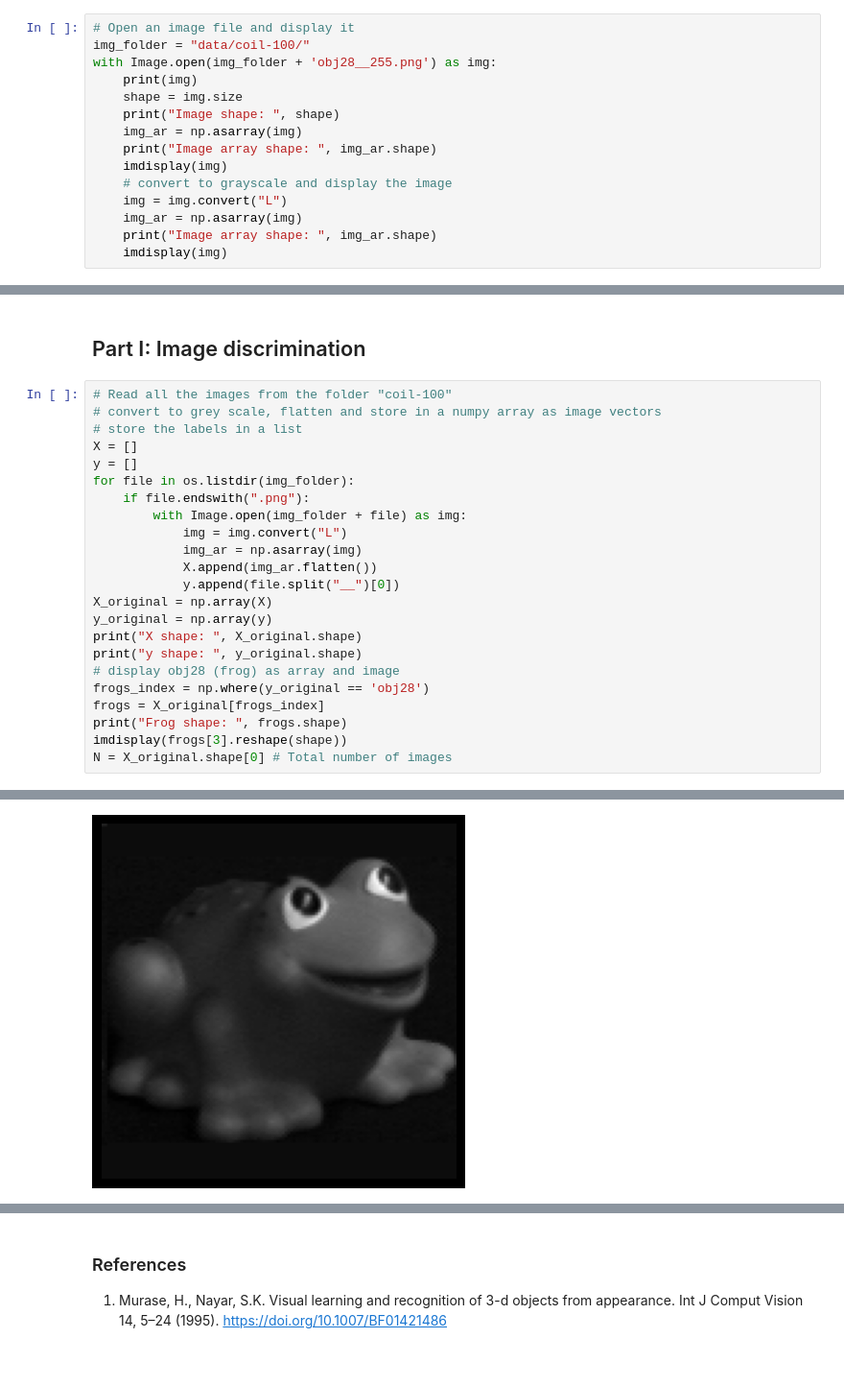
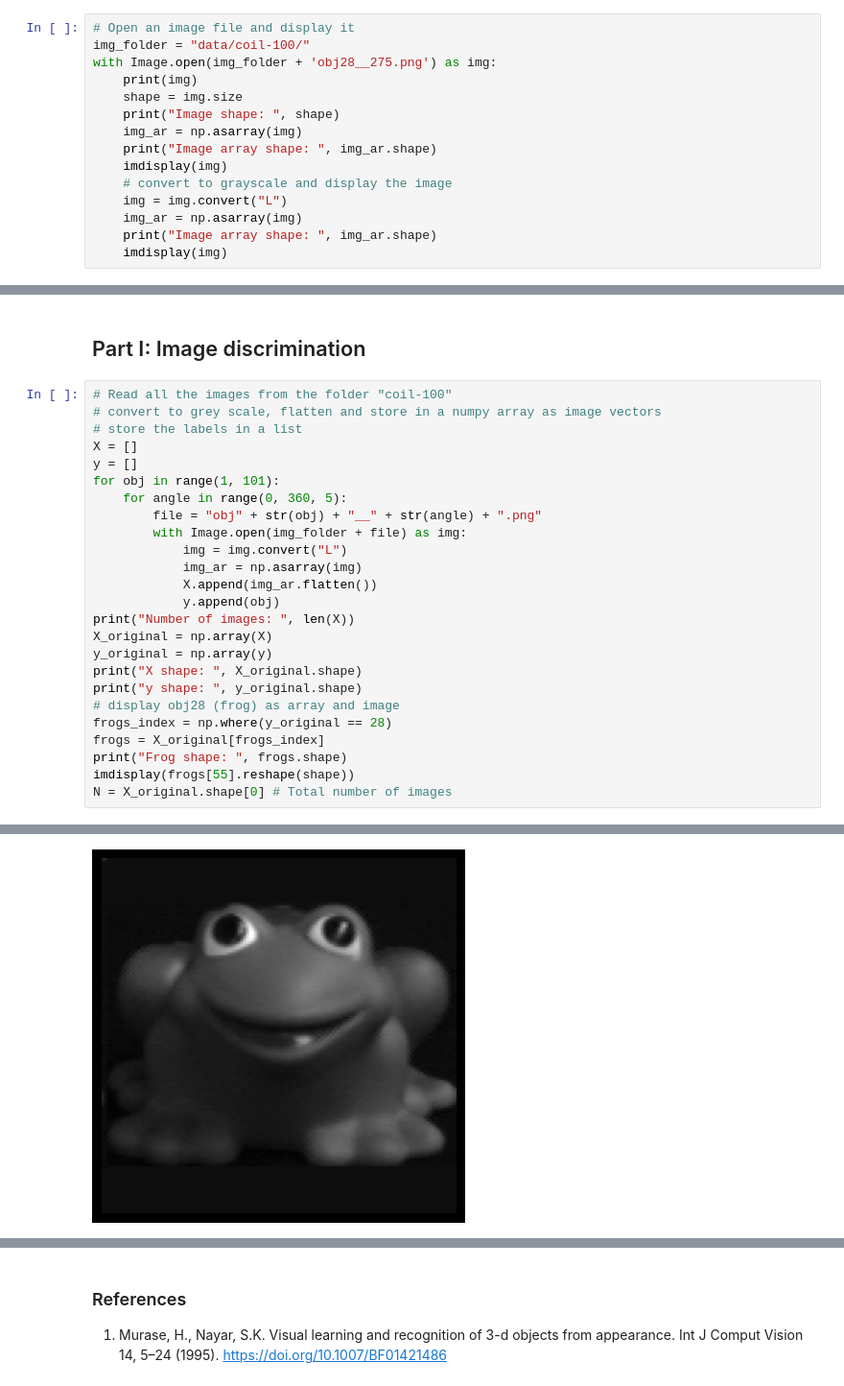
Before and after one commit to howwillitaffectme/image-recognition-svd-rbf, a Jupyter notebook: image-recognition-svd-rbf.ipynb, the cells around one changed output, grey strips where cells are left out. Shown at 96% size. Saved outputs shown, nothing was run; the diff lists cells and outputs as text.

```diff
--- a/image-recognition-svd-rbf.ipynb
+++ b/image-recognition-svd-rbf.ipynb
@@ -28,7 +27,7 @@ def imdisplay(im):
 # %%
 # Open an image file and display it
 img_folder = "data/coil-100/"
-with Image.open(img_folder + 'obj28__255.png') as img:
+with Image.open(img_folder + 'obj28__275.png') as img:
     print(img)
     shape = img.size
     print("Image shape: ", shape)
@@ -55,21 +54,23 @@ Image array shape:  (128, 128)
 # store the labels in a list
 X = []
 y = []
-for file in os.listdir(img_folder):
-    if file.endswith(".png"):
+for obj in range(1, 101):
+    for angle in range(0, 360, 5):
+        file = "obj" + str(obj) + "__" + str(angle) + ".png"
         with Image.open(img_folder + file) as img:
             img = img.convert("L")
             img_ar = np.asarray(img)
             X.append(img_ar.flatten())
-            y.append(file.split("__")[0])
+            y.append(obj)
+print("Number of images: ", len(X))
 X_original = np.array(X)
 y_original = np.array(y)
 print("X shape: ", X_original.shape)
 print("y shape: ", y_original.shape)
 # display obj28 (frog) as array and image
-frogs_index = np.where(y_original == 'obj28')
+frogs_index = np.where(y_original == 28)
 frogs = X_original[frogs_index]
 print("Frog shape: ", frogs.shape)
-imdisplay(frogs[3].reshape(shape))
+imdisplay(frogs[55].reshape(shape))
 N = X_original.shape[0] # Total number of images
 # %% [output]
@@ -76,7 +78,7 @@ N = X_original.shape[0] # Total number of images
 X shape:  (7200, 16384)
 y shape:  (7200,)
 Frog shape:  (72, 16384)
-[figure, old version]
+[figure, new version]
 # %%
 # Normalization and centering
 # Normalize each image vector to remove brightness variations
```
Also changed, not shown: parts of 15 cells of this notebook.
